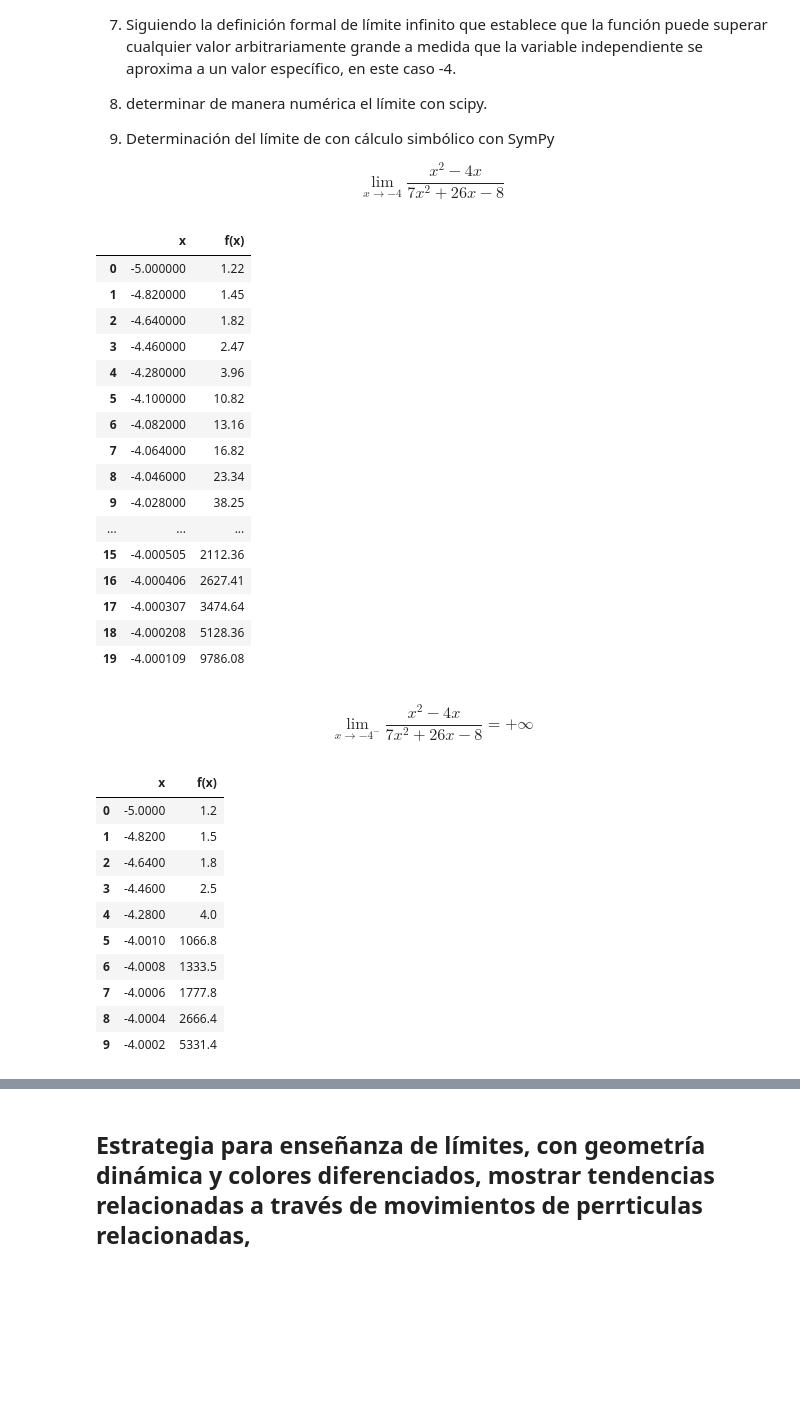
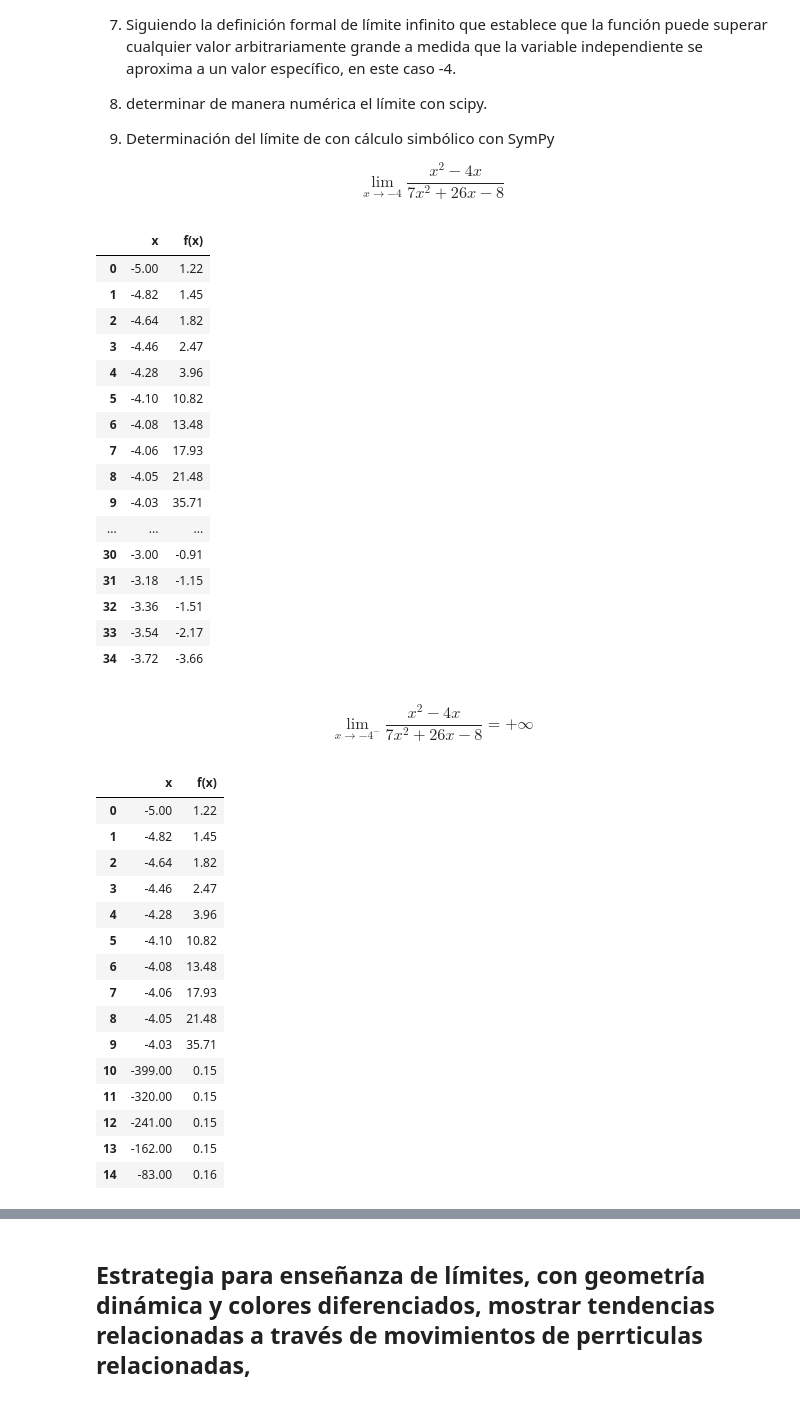
Before and after one commit to marco-canas/investigacion_en_asesoria, a Jupyter notebook: 2_secuencia_accion/2_Diseño_Proceso_IAE/Intervencion/9_calculo_diferencial/1_limites_infinitos.ipynb, the cells around one changed output, grey strips where cells are left out. Cells and saved outputs as stored; diff of their text form; code cells hidden in the pictures; blank space fills up the shorter version.

```diff
--- a/2_secuencia_accion/2_Diseño_Proceso_IAE/Intervencion/9_calculo_diferencial/1_limites_infinitos.ipynb
+++ b/2_secuencia_accion/2_Diseño_Proceso_IAE/Intervencion/9_calculo_diferencial/1_limites_infinitos.ipynb
@@ -294,57 +294,62 @@ def f(x):
     return (x**2 - 4*x) / (7*x**2 + 26*x - 8)
 
 # Crear valores cercanos a x = -4, evitando exactamente x = -4 para evitar división por cero
-x_vals = np.concatenate([
+x_vals = np.round(np.concatenate([
     np.linspace(-5, -4.1, 5, endpoint=False),
     np.linspace(-4.1, -4.01, 5, endpoint=False),
     np.linspace(-4.001, -4.00001, 10, endpoint=False),
-
-
+    np.linspace(-399, -3.999, 5, endpoint=False),
+    np.linspace(-3.9, -3.99, 5, endpoint=False),
     np.linspace(-3, -3.9, 5, endpoint=False),
-    ])
+    ]), 2)
 x_vals_izq = x_vals[x_vals < -4]
 # Evaluar la función
-y_vals = np.round(f(x_vals_izq),2)
+y_vals = np.round(f(x_vals),2)
 
 # Crear el DataFrame
-df_asintotico_izq = pd.DataFrame({'x': x_vals_izq, 'f(x)': y_vals})
-df_asintotico_izq
+df_asintotico = pd.DataFrame({'x': x_vals, 'f(x)': y_vals})
+df_asintotico
 # %% [output]
 |  | x | f(x) |
-| 0 | -5.000000 | 1.22 |
-| 1 | -4.820000 | 1.45 |
-| 2 | -4.640000 | 1.82 |
-| 3 | -4.460000 | 2.47 |
-| 4 | -4.280000 | 3.96 |
-| 5 | -4.100000 | 10.82 |
-| 6 | -4.082000 | 13.16 |
-| 7 | -4.064000 | 16.82 |
-| 8 | -4.046000 | 23.34 |
-| 9 | -4.028000 | 38.25 |
+| 0 | -5.00 | 1.22 |
+| 1 | -4.82 | 1.45 |
+| 2 | -4.64 | 1.82 |
+| 3 | -4.46 | 2.47 |
+| 4 | -4.28 | 3.96 |
+| 5 | -4.10 | 10.82 |
+| 6 | -4.08 | 13.48 |
+| 7 | -4.06 | 17.93 |
+| 8 | -4.05 | 21.48 |
+| 9 | -4.03 | 35.71 |
 | ... | ... | ... |
-| 15 | -4.000505 | 2112.36 |
-| 16 | -4.000406 | 2627.41 |
-| 17 | -4.000307 | 3474.64 |
-| 18 | -4.000208 | 5128.36 |
-| 19 | -4.000109 | 9786.08 |
+| 30 | -3.00 | -0.91 |
+| 31 | -3.18 | -1.15 |
+| 32 | -3.36 | -1.51 |
+| 33 | -3.54 | -2.17 |
+| 34 | -3.72 | -3.66 |
 # %% [markdown]
 $$ \lim_{x \to -4^{-}} \frac{x^2 - 4x}{7x^2 + 26x - 8} = +\infty $$
 # %%
 # Seleccionar solo los valores de x menores a -4 (vecindad por la izquierda)
-df_der = df_asintotico[df_asintotico['x'] < -4].copy()
-df_izq.reset_index(drop=True, inplace=True)
+df_asintotico_izq = df_asintotico[df_asintotico['x'] < -4].copy()
+df_asintotico_izq.reset_index(drop=True, inplace=True)
 df_izq
 # %% [output]
 |  | x | f(x) |
-| 0 | -5.0000 | 1.2 |
-| 1 | -4.8200 | 1.5 |
-| 2 | -4.6400 | 1.8 |
-| 3 | -4.4600 | 2.5 |
-| 4 | -4.2800 | 4.0 |
-| 5 | -4.0010 | 1066.8 |
-| 6 | -4.0008 | 1333.5 |
-| 7 | -4.0006 | 1777.8 |
-| 8 | -4.0004 | 2666.4 |
-| 9 | -4.0002 | 5331.4 |
+| 0 | -5.00 | 1.22 |
+| 1 | -4.82 | 1.45 |
+| 2 | -4.64 | 1.82 |
+| 3 | -4.46 | 2.47 |
+| 4 | -4.28 | 3.96 |
+| 5 | -4.10 | 10.82 |
+| 6 | -4.08 | 13.48 |
+| 7 | -4.06 | 17.93 |
+| 8 | -4.05 | 21.48 |
+| 9 | -4.03 | 35.71 |
+| 10 | -399.00 | 0.15 |
+| 11 | -320.00 | 0.15 |
+| 12 | -241.00 | 0.15 |
+| 13 | -162.00 | 0.15 |
+| 14 | -83.00 | 0.16 |
 # %%
 # Seleccionar solo los valores de x mayores a -4 (vecindad por la derecha)
```
Also changed, not shown: parts of 4 cells of this notebook.
